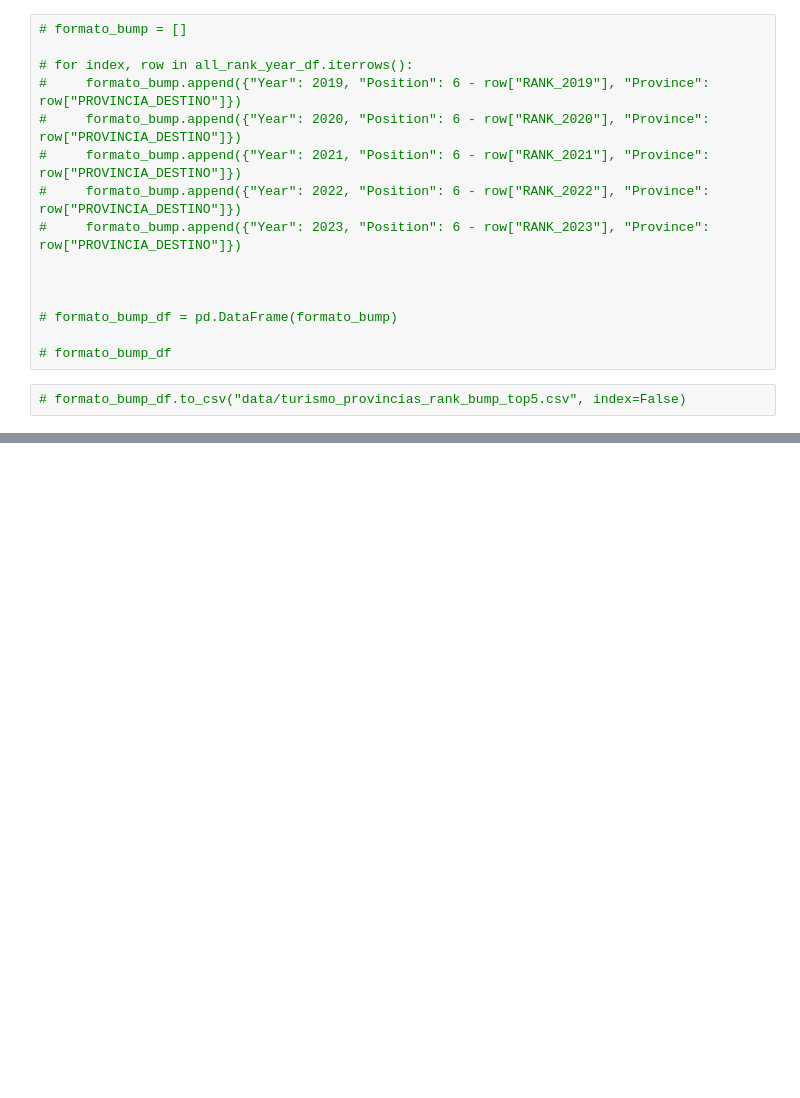
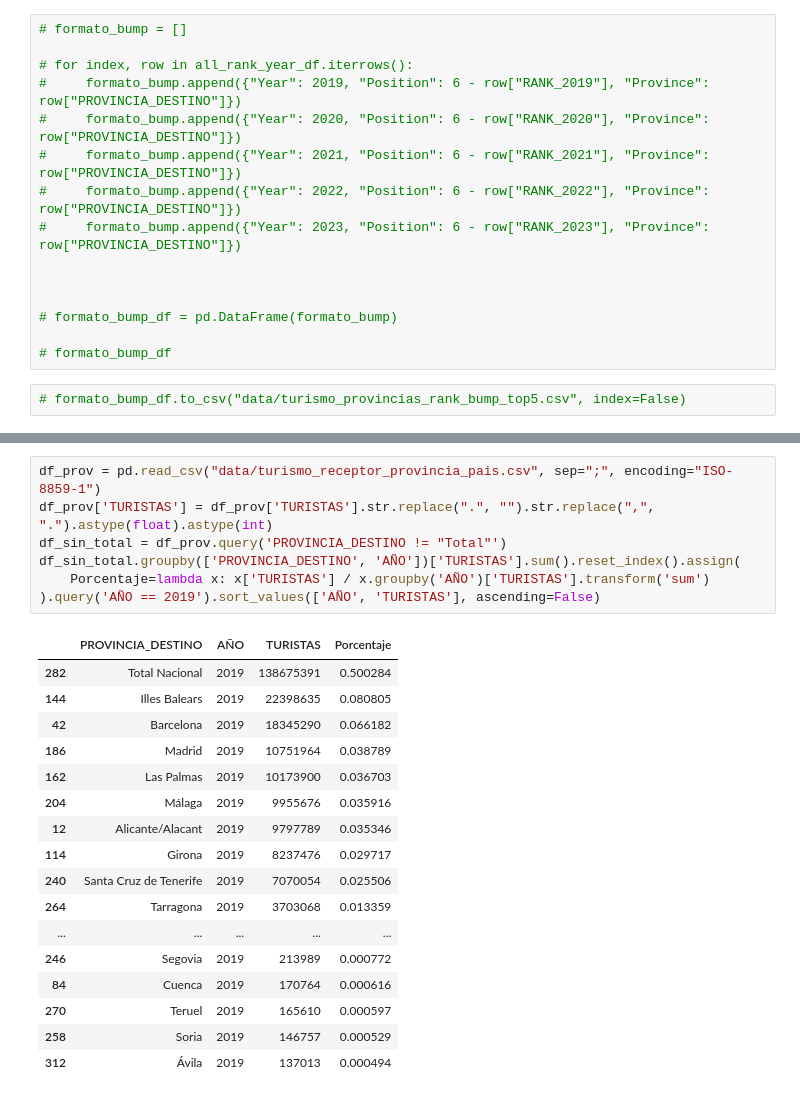
Before and after one commit to andreucs/vis-proy, a Jupyter notebook: preparación_hex_map.ipynb, the cells around one changed output, grey strips where cells are left out. Drawn from its saved outputs; the diff is of its cells as text; blank space fills up the shorter version.

```diff
--- a/preparación_hex_map.ipynb
+++ b/preparación_hex_map.ipynb
@@ -327,0 +354,25 @@ Bump chart for ggplot2
+# %%
+df_prov = pd.read_csv("data/turismo_receptor_provincia_pais.csv", sep=";", encoding="ISO-8859-1")
+df_prov['TURISTAS'] = df_prov['TURISTAS'].str.replace(".", "").str.replace(",", ".").astype(float).astype(int)
+df_sin_total = df_prov.query('PROVINCIA_DESTINO != "Total"')
+df_sin_total.groupby(['PROVINCIA_DESTINO', 'AÑO'])['TURISTAS'].sum().reset_index().assign(
+    Porcentaje=lambda x: x['TURISTAS'] / x.groupby('AÑO')['TURISTAS'].transform('sum')
+).query('AÑO == 2019').sort_values(['AÑO', 'TURISTAS'], ascending=False)
+# %% [output]
+|  | PROVINCIA_DESTINO | AÑO | TURISTAS | Porcentaje |
+| 282 | Total Nacional | 2019 | 138675391 | 0.500284 |
+| 144 | Illes Balears | 2019 | 22398635 | 0.080805 |
+| 42 | Barcelona | 2019 | 18345290 | 0.066182 |
+| 186 | Madrid | 2019 | 10751964 | 0.038789 |
+| 162 | Las Palmas | 2019 | 10173900 | 0.036703 |
+| 204 | Málaga | 2019 | 9955676 | 0.035916 |
+| 12 | Alicante/Alacant | 2019 | 9797789 | 0.035346 |
+| 114 | Girona | 2019 | 8237476 | 0.029717 |
+| 240 | Santa Cruz de Tenerife | 2019 | 7070054 | 0.025506 |
+| 264 | Tarragona | 2019 | 3703068 | 0.013359 |
+| ... | ... | ... | ... | ... |
+| 246 | Segovia | 2019 | 213989 | 0.000772 |
+| 84 | Cuenca | 2019 | 170764 | 0.000616 |
+| 270 | Teruel | 2019 | 165610 | 0.000597 |
+| 258 | Soria | 2019 | 146757 | 0.000529 |
+| 312 | Ávila | 2019 | 137013 | 0.000494 |
```
Also changed, not shown: parts of 3 cells of this notebook, 2 other files.
